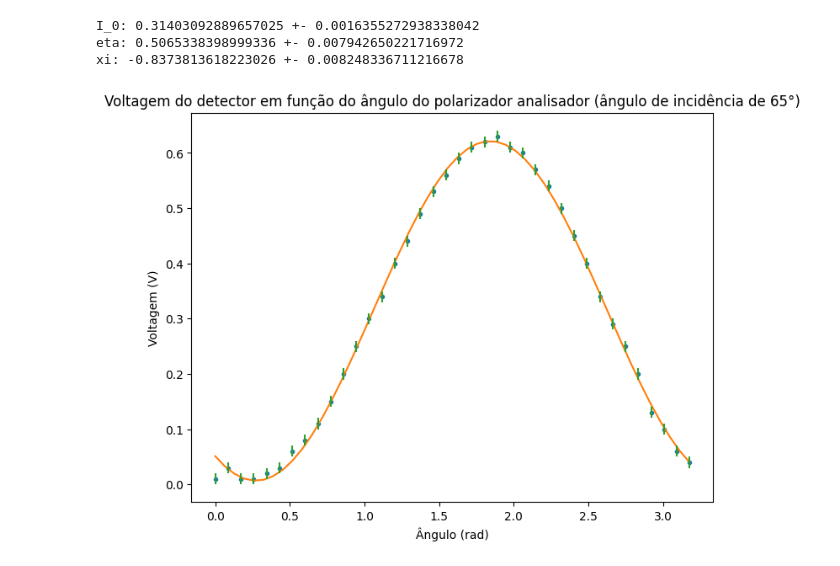
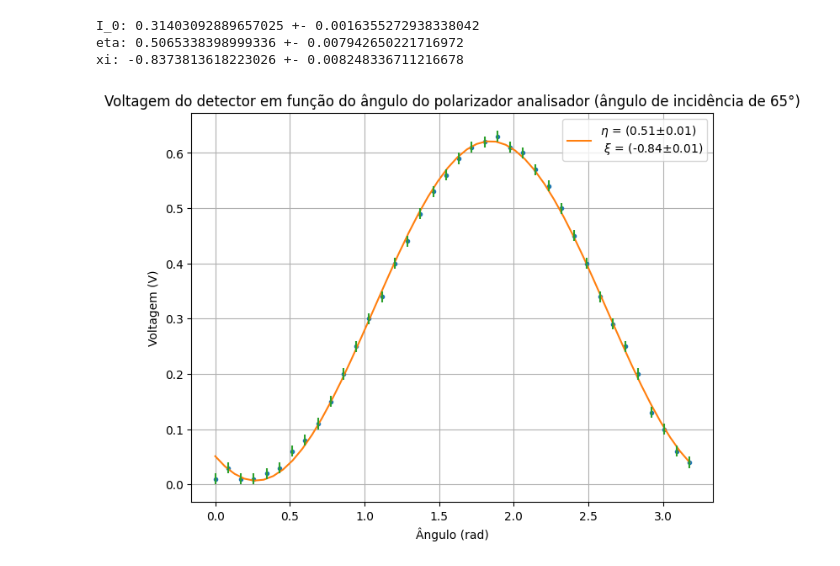
Before and after one commit to Vicpepe12/Estudos, a Jupyter notebook: Python/Exp3Atv2/Exp3Atv2.ipynb, the cells around one changed output. Saved outputs shown, nothing was run; the diff lists cells and outputs as text; code cells hidden in the pictures.

```diff
--- a/Python/Exp3Atv2/Exp3Atv2.ipynb
+++ b/Python/Exp3Atv2/Exp3Atv2.ipynb
@@ -12,6 +12,7 @@ dadosArray = np.array(dados)
 xData = []
 yData = []
 Dy = []
+
 for i in dadosArray:
     xData.append(float(i[0]))
     yData.append(float(i[1]))
@@ -26,9 +27,11 @@ popt, pcov = curve_fit(
     ydata = yData,
     sigma = Dy
 )
+
 i0_p, eta_p, xi_p = popt
 perr = np.sqrt(np.diag(pcov))
 Di0, Deta, Dxi = perr
+
 print("I_0:", i0_p,"+-", Di0)
 print("eta:", eta_p,"+-", Deta)
 print("xi:", xi_p,"+-", Dxi)
@@ -45,13 +48,16 @@ def ModelAndScatterPlot(graphWidth, graphHeight):
     yModel = func(xModel, i0_p, eta_p, xi_p)
 
     # plot do ajuste
-    grafico.plot(xModel, yModel)
+    grafico.plot(xModel, yModel, label= str("$\eta$ = (%1.2f$\pm$%1.2f)\n " % (eta_p, Deta) + "$\\xi$ = (%1.2f$\pm$%1.2f)" % (xi_p, Dxi)))
     grafico.errorbar(xData, yData, yerr = Dy, ls='None')
 
+    grafico.grid(True)
     grafico.set_xlabel('Ângulo (rad)') # eixo x
     grafico.set_ylabel('Voltagem (V)') # eixo y
     grafico.set_title('Voltagem do detector em função do ângulo do polarizador analisador (ângulo de incidência de 25°)') #título
+    grafico.legend(loc = 'upper right')
 
+    plt.savefig('Acr25graus.png')
     plt.show()
     plt.close('all')
 
@@ -77,6 +83,7 @@ dadosArray = np.array(dados)
 xData = []
 yData = []
 Dy = []
+
 for i in dadosArray:
     xData.append(float(i[0]))
     yData.append(float(i[1]))
@@ -91,13 +98,14 @@ popt, pcov = curve_fit(
     ydata = yData,
     sigma = Dy
 )
+
 i0_p, eta_p, xi_p = popt
 perr = np.sqrt(np.diag(pcov))
 Di0, Deta, Dxi = perr
+
 print("I_0:", i0_p,"+-", Di0)
 print("eta:", eta_p,"+-", Deta)
 print("xi:", xi_p,"+-", Dxi)
-
 
 def ModelAndScatterPlot(graphWidth, graphHeight):
     f = plt.figure(figsize=(graphWidth/100.0, graphHeight/100.0), dpi=100)
@@ -111,13 +119,16 @@ def ModelAndScatterPlot(graphWidth, graphHeight):
     yModel = func(xModel, i0_p, eta_p, xi_p)
 
     # plot do ajuste
-    grafico.plot(xModel, yModel)
+    grafico.plot(xModel, yModel, label= str("$\eta$ = (%1.2f$\pm$%1.2f)\n " % (eta_p, Deta) + "$\\xi$ = (%1.2f$\pm$%1.2f)" % (xi_p, Dxi)))
     grafico.errorbar(xData, yData, yerr = Dy, ls='None')
 
+    grafico.grid(True)
     grafico.set_xlabel('Ângulo (rad)') # eixo x
     grafico.set_ylabel('Voltagem (V)') # eixo y
     grafico.set_title('Voltagem do detector em função do ângulo do polarizador analisador (ângulo de incidência de 45°)') #título
+    grafico.legend(loc = 'upper right')
 
+    plt.savefig('Acr45graus.png')
     plt.show()
     plt.close('all')
 graphWidth = 800
@@ -156,40 +167,44 @@ popt, pcov = curve_fit(
     ydata = yData,
     sigma = Dy
 )
+
 i0_p, eta_p, xi_p = popt
 perr = np.sqrt(np.diag(pcov))
 Di0, Deta, Dxi = perr
+
 print("I_0:", i0_p,"+-", Di0)
 print("eta:", eta_p,"+-", Deta)
 print("xi:", xi_p,"+-", Dxi)
-
 
 def ModelAndScatterPlot(graphWidth, graphHeight):
     f = plt.figure(figsize=(graphWidth/100.0, graphHeight/100.0), dpi=100)
     grafico = f.add_subplot(111)
 
     # plot dos pontos
     grafico.plot(xData, yData, 'D', marker = '.')
 
     # define ajuste a partir dos parametros
     xModel = np.linspace(min(xData), max(xData))
     yModel = func(xModel, i0_p, eta_p, xi_p)
 
     # plot do ajuste
-    grafico.plot(xModel, yModel)
+    grafico.plot(xModel, yModel, label= str("$\eta$ = (%1.2f$\pm$%1.2f)\n " % (eta_p, Deta) + "$\\xi$ = (%1.2f$\pm$%1.2f)" % (xi_p, Dxi)))
     grafico.errorbar(xData, yData, yerr = Dy, ls='None')
 
+    grafico.grid(True)
     grafico.set_xlabel('Ângulo (rad)') # eixo x
     grafico.set_ylabel('Voltagem (V)') # eixo y
     grafico.set_title('Voltagem do detector em função do ângulo do polarizador analisador (ângulo de incidência de 65°)') #título
+    grafico.legend(loc = 'upper right')
 
+    plt.savefig('Acr65graus.png')
     plt.show()
     plt.close('all')
 graphWidth = 800
 graphHeight = 600
 ModelAndScatterPlot(graphWidth, graphHeight)
 # %% [output]
 I_0: 0.31403092889657025 +- 0.0016355272938338042
 eta: 0.5065338398999336 +- 0.007942650221716972
 xi: -0.8373813618223026 +- 0.008248336711216678
-[figure, old version]
+[figure, new version]
```
Also changed, not shown: parts of 2 cells of this notebook, 12 other files.
